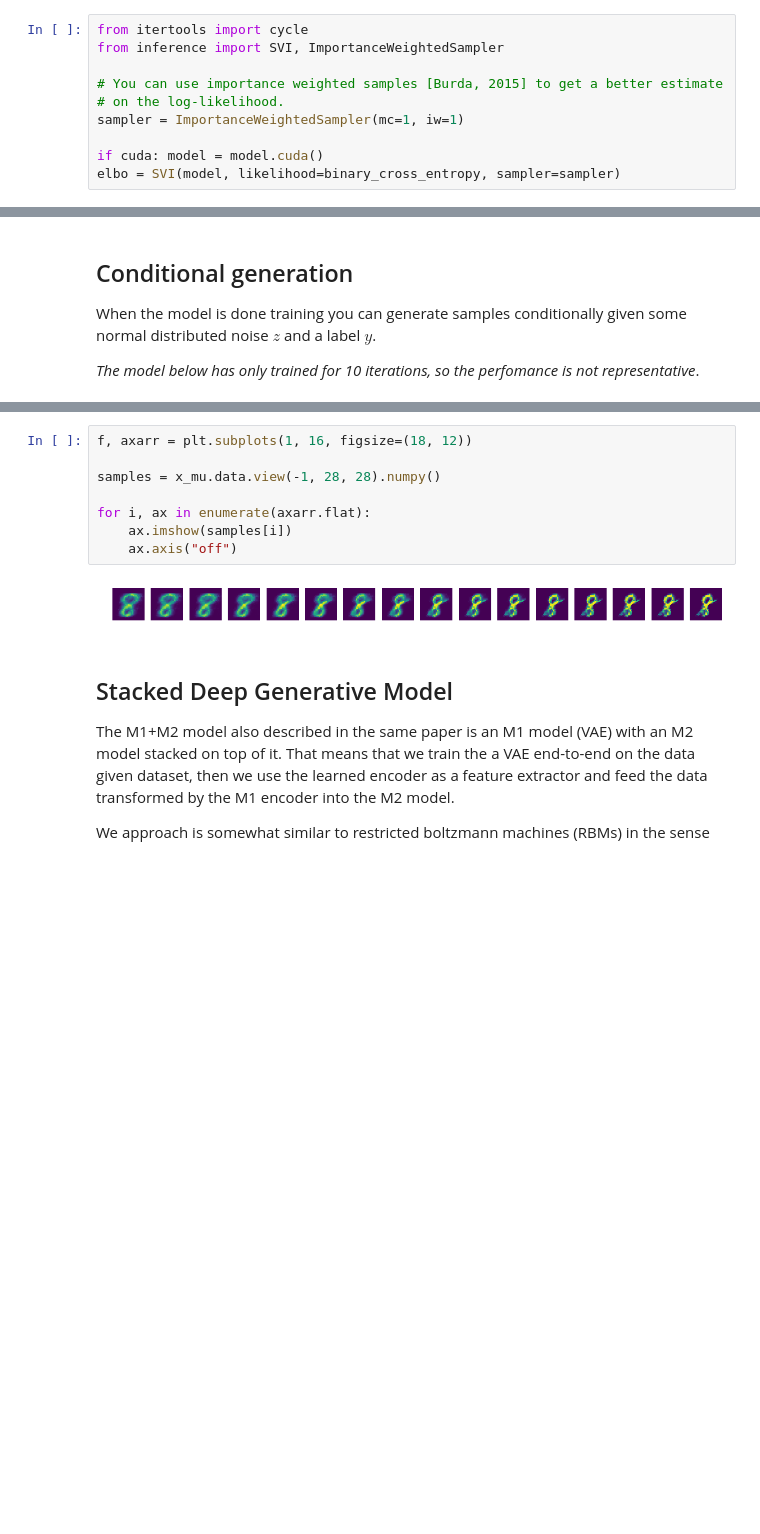
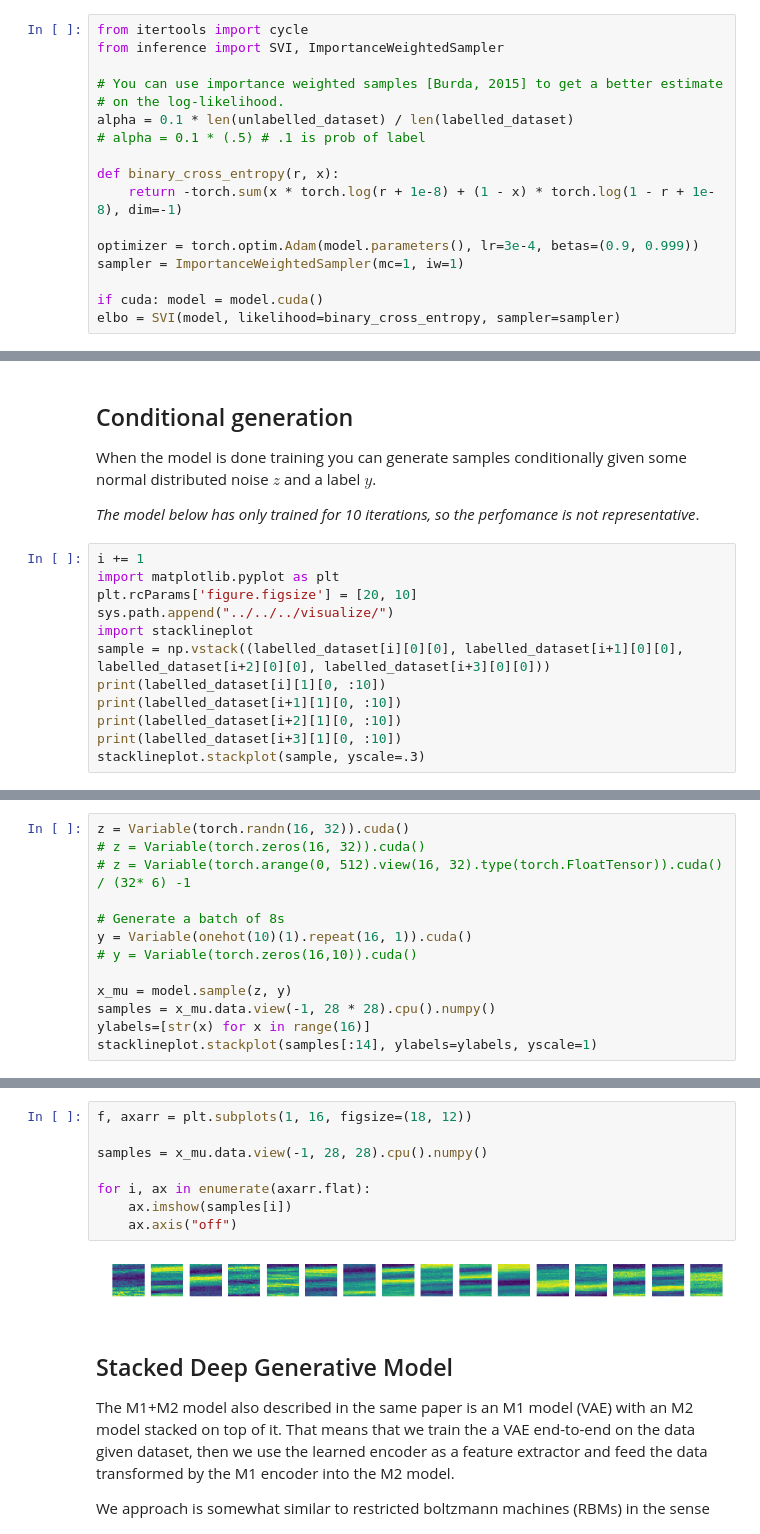
Before and after one commit to DanielLongo/semi-supervised-pytorch, a Jupyter notebook: examples/notebooks/Deep Generative Model EEG.ipynb, the cells around one changed output, grey strips where cells are left out. Cells and saved outputs as stored; diff of their text form; blank space fills up the shorter version.

```diff
--- a/examples/notebooks/Deep Generative Model EEG.ipynb
+++ b/examples/notebooks/Deep Generative Model EEG.ipynb
@@ -100,6 +309,13 @@ from inference import SVI, ImportanceWeightedSampler
 
 # You can use importance weighted samples [Burda, 2015] to get a better estimate
 # on the log-likelihood.
+alpha = 0.1 * len(unlabelled_dataset) / len(labelled_dataset)
+# alpha = 0.1 * (.5) # .1 is prob of label
+
+def binary_cross_entropy(r, x):
+    return -torch.sum(x * torch.log(r + 1e-8) + (1 - x) * torch.log(1 - r + 1e-8), dim=-1)
+
+optimizer = torch.optim.Adam(model.parameters(), lr=3e-4, betas=(0.9, 0.999))
 sampler = ImportanceWeightedSampler(mc=1, iw=1)
 
 if cuda: model = model.cuda()
@@ -196,3 +424,15 @@ Epoch: 9
 When the model is done training you can generate samples conditionally given some normal distributed noise $z$ and a label $y$.
 
 *The model below has only trained for 10 iterations, so the perfomance is not representative*.
+# %%
+i += 1
+import matplotlib.pyplot as plt
+plt.rcParams['figure.figsize'] = [20, 10]
+sys.path.append("../../../visualize/")
+import stacklineplot
+sample = np.vstack((labelled_dataset[i][0][0], labelled_dataset[i+1][0][0], labelled_dataset[i+2][0][0], labelled_dataset[i+3][0][0]))
+print(labelled_dataset[i][1][0, :10])
+print(labelled_dataset[i+1][1][0, :10])
+print(labelled_dataset[i+2][1][0, :10])
+print(labelled_dataset[i+3][1][0, :10])
+stacklineplot.stackplot(sample, yscale=.3)
@@ -210,0 +468,13 @@ x_mu = model.sample(z, y)
+# %%
+z = Variable(torch.randn(16, 32)).cuda()
+# z = Variable(torch.zeros(16, 32)).cuda()
+# z = Variable(torch.arange(0, 512).view(16, 32).type(torch.FloatTensor)).cuda() / (32* 6) -1
+
+# Generate a batch of 8s
+y = Variable(onehot(10)(1).repeat(16, 1)).cuda()
+# y = Variable(torch.zeros(16,10)).cuda()
+
+x_mu = model.sample(z, y)
+samples = x_mu.data.view(-1, 28 * 28).cpu().numpy()
+ylabels=[str(x) for x in range(16)]
+stacklineplot.stackplot(samples[:14], ylabels=ylabels, yscale=1)
@@ -211,13 +483,13 @@ x_mu = model.sample(z, y)
 # %%
 f, axarr = plt.subplots(1, 16, figsize=(18, 12))
 
-samples = x_mu.data.view(-1, 28, 28).numpy()
+samples = x_mu.data.view(-1, 28, 28).cpu().numpy()
 
 for i, ax in enumerate(axarr.flat):
     ax.imshow(samples[i])
     ax.axis("off")
 # %% [output]
-[figure, old version]
+[figure, new version]
 # %% [markdown]
 ## Stacked Deep Generative Model
 
```
Also changed, not shown: parts of 17 cells of this notebook.
